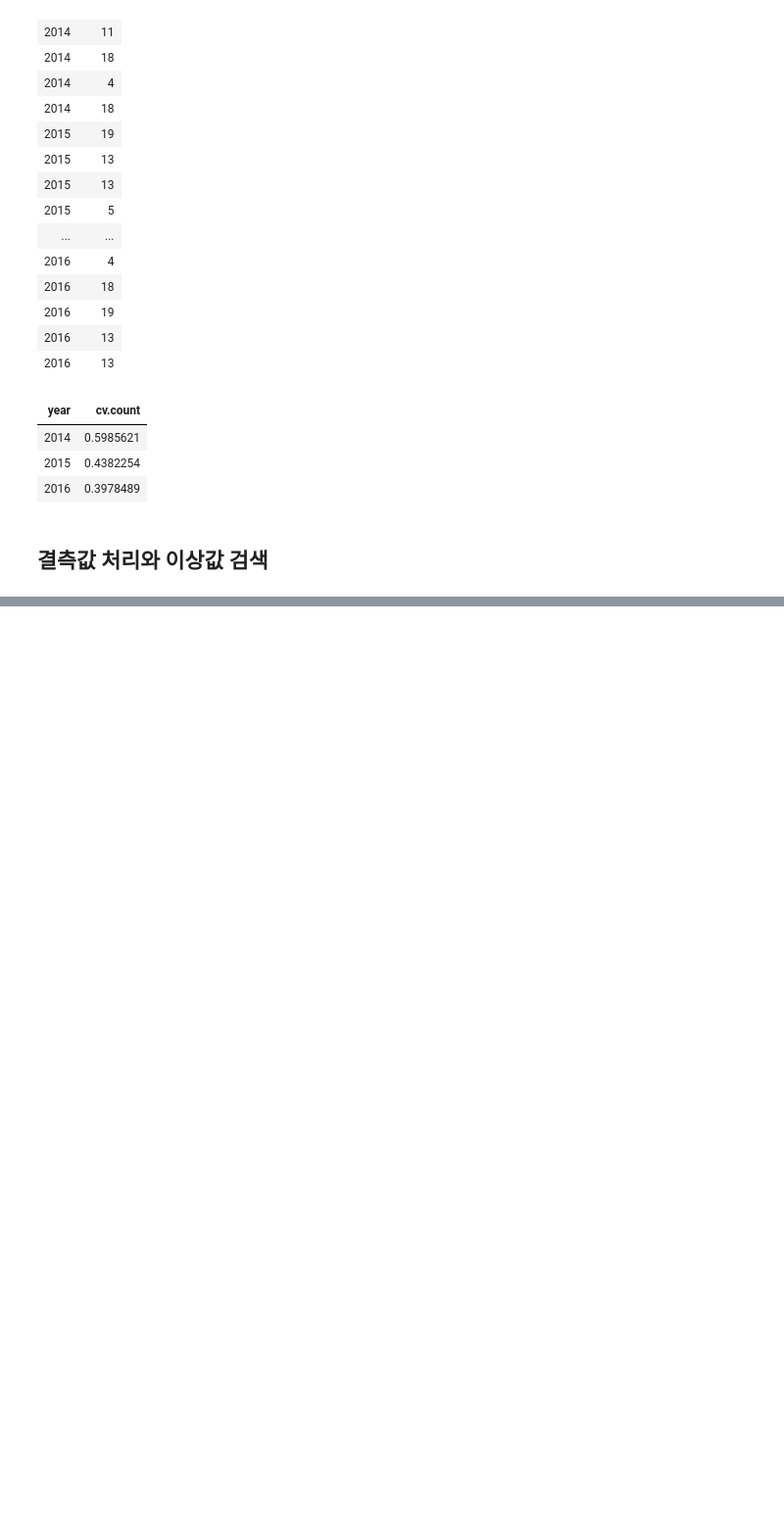
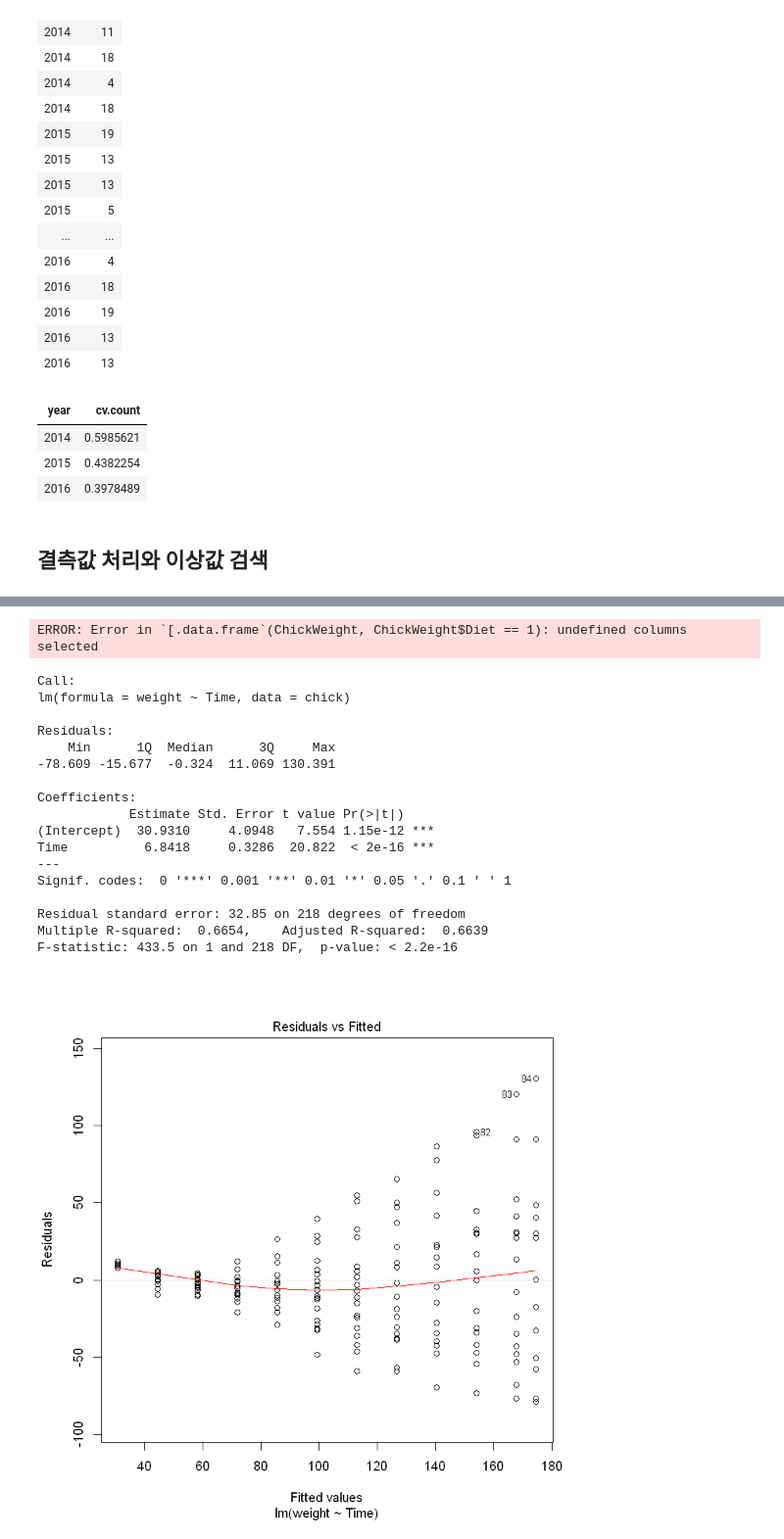
Before and after one commit to junpil-an/codeup, a Jupyter notebook: adsp.ipynb, the cells around one changed output, grey strips where cells are left out. Shown at 98% size. Cells and saved outputs as stored; diff of their text form; code cells hidden in the pictures; blank space fills up the shorter version.

```diff
--- a/adsp.ipynb
+++ b/adsp.ipynb
@@ -273,0 +386,32 @@ ddply(d,'year',function(x){mean.count=mean(x$count)
+# %%
+chick<-ChickWeight[ChickWeight$Diet==1.]
+# %% [output]
+ERROR: Error in `[.data.frame`(ChickWeight, ChickWeight$Diet == 1): undefined columns selected
+# %%
+chick=ChickWeight[ChickWeight$Diet==1,]
+#head(chick)
+m1<-lm(weight~Time,chick)
+summary(m1)
+
+#F통계량 433.5 p값 2.2e-16 결정계수 수정결정계수 0.6654,0.6639 65%정도
+#Time 1 증가할떄마다 weight가 6.84 증가
+plot(m1)
+# %% [output]
+Call:
+lm(formula = weight ~ Time, data = chick)
+
+Residuals:
+    Min      1Q  Median      3Q     Max
+-78.609 -15.677  -0.324  11.069 130.391
+
+Coefficients:
+            Estimate Std. Error t value Pr(>|t|)
+(Intercept)  30.9310     4.0948   7.554 1.15e-12 ***
+Time          6.8418     0.3286  20.822  < 2e-16 ***
+---
+Signif. codes:  0 '***' 0.001 '**' 0.01 '*' 0.05 '.' 0.1 ' ' 1
+
+Residual standard error: 32.85 on 218 degrees of freedom
+Multiple R-squared:  0.6654,    Adjusted R-squared:  0.6639
+F-statistic: 433.5 on 1 and 218 DF,  p-value: < 2.2e-16
+[figure, added]
```
Also changed, not shown: parts of 15 cells of this notebook.
